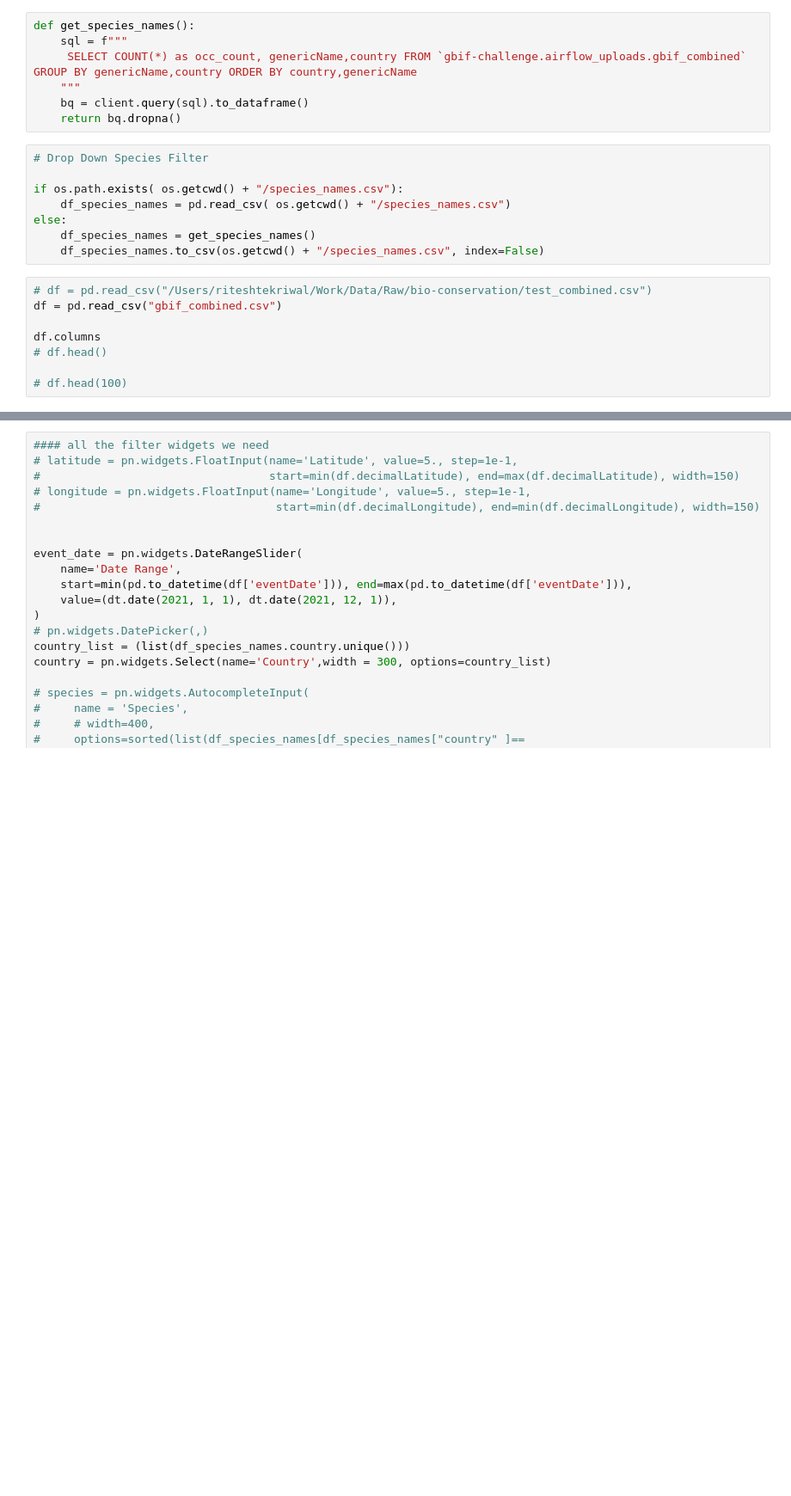
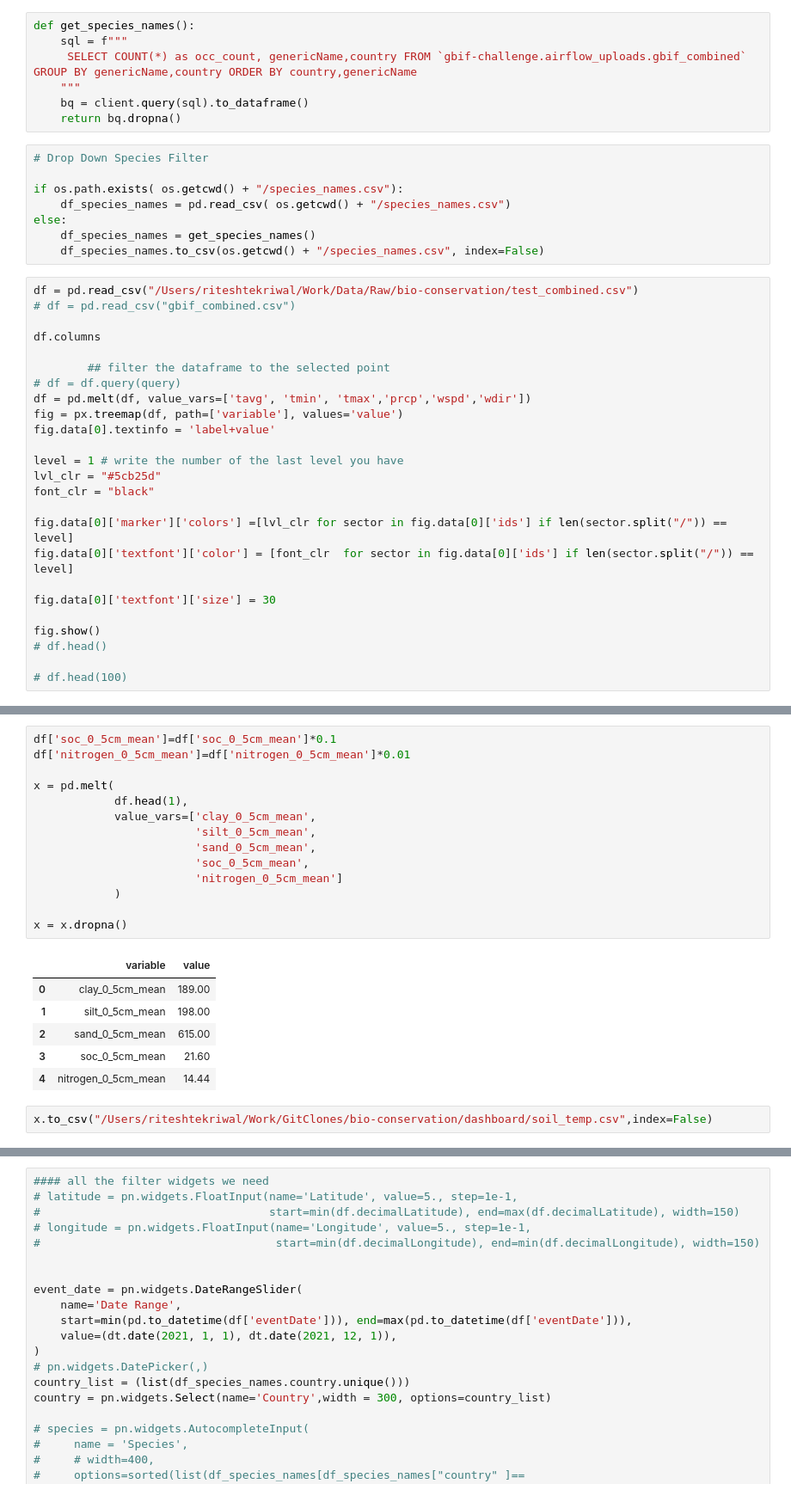
Before and after one commit to tekritesh/bio-mos, a Jupyter notebook: dashboard/visualization_2.ipynb, the cells around one changed output, grey strips where cells are left out. Shown at 86% size. Drawn from its saved outputs; the diff is of its cells as text; blank space fills up the shorter version.

```diff
--- a/dashboard/visualization_2.ipynb
+++ b/dashboard/visualization_2.ipynb
@@ -49,10 +49,27 @@ else:
     df_species_names = get_species_names()
     df_species_names.to_csv(os.getcwd() + "/species_names.csv", index=False)
 # %%
-# df = pd.read_csv("/Users/riteshtekriwal/Work/Data/Raw/bio-conservation/test_combined.csv")
-df = pd.read_csv("gbif_combined.csv")
+df = pd.read_csv("/Users/riteshtekriwal/Work/Data/Raw/bio-conservation/test_combined.csv")
+# df = pd.read_csv("gbif_combined.csv")
 
 df.columns
+
+        ## filter the dataframe to the selected point
+# df = df.query(query)
+df = pd.melt(df, value_vars=['tavg', 'tmin', 'tmax','prcp','wspd','wdir'])
+fig = px.treemap(df, path=['variable'], values='value')
+fig.data[0].textinfo = 'label+value'
+
+level = 1 # write the number of the last level you have
+lvl_clr = "#5cb25d"
+font_clr = "black"
+
+fig.data[0]['marker']['colors'] =[lvl_clr for sector in fig.data[0]['ids'] if len(sector.split("/")) == level]
+fig.data[0]['textfont']['color'] = [font_clr  for sector in fig.data[0]['ids'] if len(sector.split("/")) == level]
+
+fig.data[0]['textfont']['size'] = 30
+
+fig.show()
 # df.head()
 
 # df.head(100)
@@ -109,0 +183,23 @@ SyntaxError: invalid syntax (3367193474.py, line 13)
+# %%
+df['soc_0_5cm_mean']=df['soc_0_5cm_mean']*0.1
+df['nitrogen_0_5cm_mean']=df['nitrogen_0_5cm_mean']*0.01
+
+x = pd.melt(
+            df.head(1),
+            value_vars=['clay_0_5cm_mean',
+                        'silt_0_5cm_mean',
+                        'sand_0_5cm_mean',
+                        'soc_0_5cm_mean',
+                        'nitrogen_0_5cm_mean']
+            )
+
+x = x.dropna()
+# %% [output]
+|  | variable | value |
+| 0 | clay_0_5cm_mean | 189.00 |
+| 1 | silt_0_5cm_mean | 198.00 |
+| 2 | sand_0_5cm_mean | 615.00 |
+| 3 | soc_0_5cm_mean | 21.60 |
+| 4 | nitrogen_0_5cm_mean | 14.44 |
+# %%
+x.to_csv("/Users/riteshtekriwal/Work/GitClones/bio-conservation/dashboard/soil_temp.csv",index=False)
```
Also changed, not shown: parts of 9 cells of this notebook, 5 other files.
